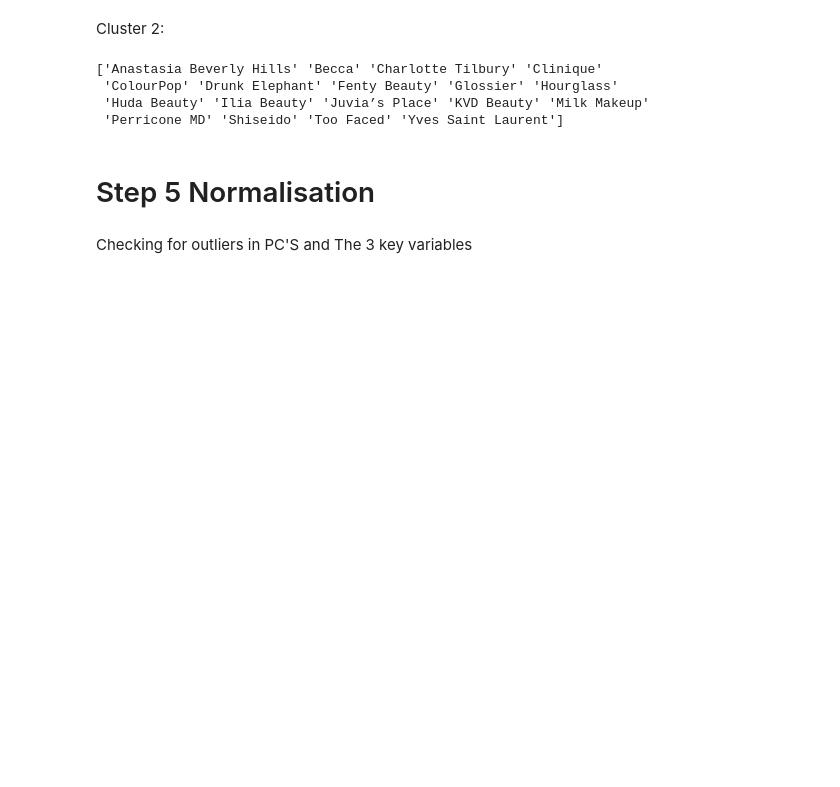
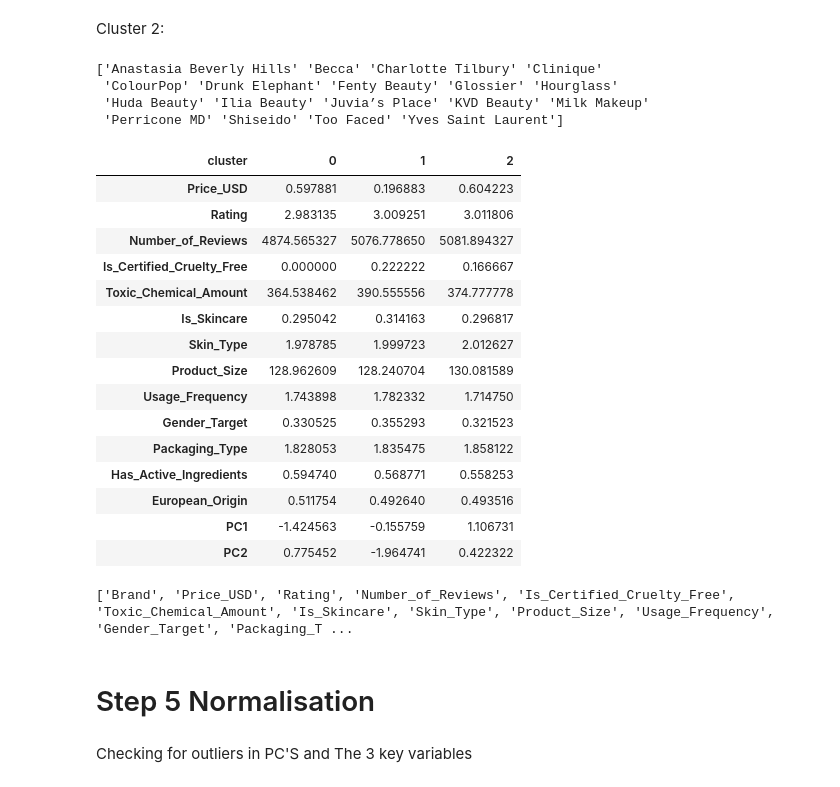
Before and after one commit to caitlinmag/DAV_CA1, a Jupyter notebook: GlobalEthicalBeautyIndex/MultiVariate_Analysis.ipynb, the cells around one changed output. Drawn from its saved outputs; the diff is of its cells as text; code cells hidden in the pictures; blank space fills up the shorter version.

```diff
--- a/GlobalEthicalBeautyIndex/MultiVariate_Analysis.ipynb
+++ b/GlobalEthicalBeautyIndex/MultiVariate_Analysis.ipynb
@@ -399,3 +520,27 @@ print(dataset[dataset.cluster == 2]['Brand'].values)
  'ColourPop' 'Drunk Elephant' 'Fenty Beauty' 'Glossier' 'Hourglass'
  'Huda Beauty' 'Ilia Beauty' 'Juvia’s Place' 'KVD Beauty' 'Milk Makeup'
  'Perricone MD' 'Shiseido' 'Too Faced' 'Yves Saint Laurent']
+# %%
+cluster_averages = dataset.groupby('cluster').mean(numeric_only=True).T
+display(cluster_averages)
+# %% [output]
+| cluster | 0 | 1 | 2 |
+| Price_USD | 0.597881 | 0.196883 | 0.604223 |
+| Rating | 2.983135 | 3.009251 | 3.011806 |
+| Number_of_Reviews | 4874.565327 | 5076.778650 | 5081.894327 |
+| Is_Certified_Cruelty_Free | 0.000000 | 0.222222 | 0.166667 |
+| Toxic_Chemical_Amount | 364.538462 | 390.555556 | 374.777778 |
+| Is_Skincare | 0.295042 | 0.314163 | 0.296817 |
+| Skin_Type | 1.978785 | 1.999723 | 2.012627 |
+| Product_Size | 128.962609 | 128.240704 | 130.081589 |
+| Usage_Frequency | 1.743898 | 1.782332 | 1.714750 |
+| Gender_Target | 0.330525 | 0.355293 | 0.321523 |
+| Packaging_Type | 1.828053 | 1.835475 | 1.858122 |
+| Has_Active_Ingredients | 0.594740 | 0.568771 | 0.558253 |
+| European_Origin | 0.511754 | 0.492640 | 0.493516 |
+| PC1 | -1.424563 | -0.155759 | 1.106731 |
+| PC2 | 0.775452 | -1.964741 | 0.422322 |
+# %%
+print(dataset.columns.tolist())
+# %% [output]
+['Brand', 'Price_USD', 'Rating', 'Number_of_Reviews', 'Is_Certified_Cruelty_Free', 'Toxic_Chemical_Amount', 'Is_Skincare', 'Skin_Type', 'Product_Size', 'Usage_Frequency', 'Gender_Target', 'Packaging_T ...
```
Also changed, not shown: parts of 6 cells of this notebook, 7 other files.
